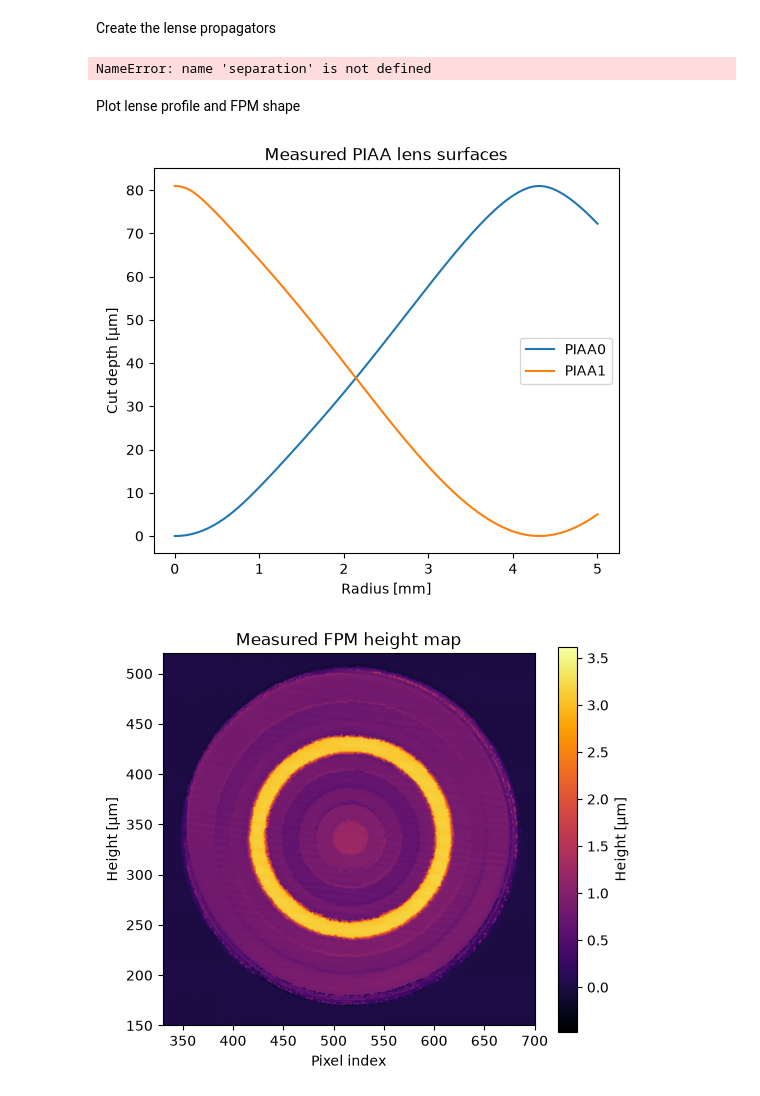
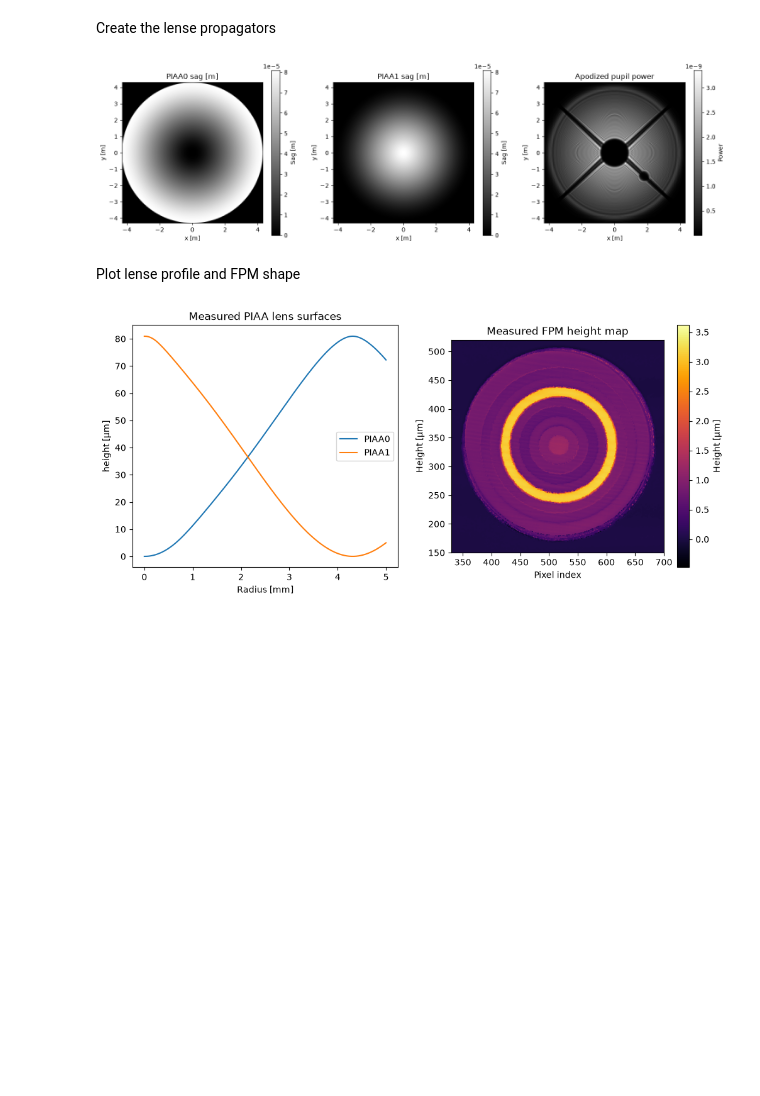
Before and after one commit to armandbl/PIAACMC, a Jupyter notebook: PIAACMC.ipynb, the cells around one changed output. Drawn from its saved outputs; the diff is of its cells as text; code cells hidden in the pictures; blank space fills up the shorter version.

Commit message:
Final PIAA implementation

```diff
--- a/PIAACMC.ipynb
+++ b/PIAACMC.ipynb
@@ -100,8 +101,12 @@ Import CSV for PIAA and FPM
 # %%
 piaa0_csv = np.loadtxt('piaa0_CaF2.csv', delimiter=',', skiprows=1)   # [radius_m, cut_depth_m]
 piaa1_csv = np.loadtxt('piaa1_CaF2.csv', delimiter=',', skiprows=1)
-radial_d0, profile0 = piaa0_csv[:, 0], piaa0_csv[:, 1]
-radial_d1, profile1 = piaa1_csv[:, 0], piaa1_csv[:, 1]
+radial_d0, profile0 = piaa0_csv[:, 0], -piaa0_csv[:, 1]
+radial_d1, profile1 = piaa1_csv[:, 0], -piaa1_csv[:, 1]
+min_0=np.min(radial_d0)
+min_1=np.min(radial_d1)
+profile0=profile0-min_0
+profile1=profile1-min_1
 
 def load_fpm_csv(path):
     """Load the Keyence VK-X1000 height map (FPM.csv). Returns (meta, height_m)."""
@@ -120,8 +125,9 @@ d_pupil_piaa0 = 37.2e-3   # m, pupil plane -> PIAA0
 d_piaa0_piaa1 = 60.2e-3   # m, PIAA0 -> PIAA1
 pupil_diameter = 8.6e-3   # m, pupil diameter (for the wavefront)
 ref_ind_lenses = hcipy.get_refractive_index('CAF2')   # n(lambda)
-aperture = telescope_pupil
 
+piaa_pupil_grid = hcipy.make_pupil_grid(256, diameter=pupil_diameter)
+aperture = hp.evaluate_supersampled(make_magaox_bump_mask(aperture_scale="pupil"), piaa_pupil_grid, 8)
 
 prop_pupil_piaa0 = hp.FresnelPropagator(aperture.grid,d_pupil_piaa0) #AngularSpectrumPropagator
 prop_piaa0_piaa1 = hp.FresnelPropagator(aperture.grid,d_piaa0_piaa1)
@@ -140,8 +146,8 @@ piaa1 = hp.SurfaceApodizer(-sag1, ref_ind_lenses)
 
 #TODO: check what separation is
 
-# separation =
-wf = hp.Wavefront(aperture*np.exp(2j * np.pi * separation * aperture.grid.x / pupil_diameter ))
+separation = 0
+wf = hp.Wavefront(aperture*np.exp(2j * np.pi * separation * aperture.grid.x / pupil_diameter), wavelength=wavelength)
 
 wf_piaa0 = piaa0.forward(prop_pupil_piaa0.forward(wf))
 wf_piaa1 = piaa1.forward(prop_piaa0_piaa1.forward(wf_piaa0))
@@ -149,40 +155,44 @@ wf_apodized = prop_piaa1_pupil.backward(wf_piaa1)
 
 
 #plot lenses
-# ax, fig = plt.subplots(1, 2, figsize=(12, 5))
-
-
-
-# plot apodized pupil after PIAA
-plt.figure(figsize=(6, 6))
-hcipy.imshow_field(wf_apodized.power, cmap='grey', grid_units=1e-3)
-plt.colorbar()
-plt.title('Apodized pupil after PIAA (power)')
+fig, ax = plt.subplots(1, 3, figsize=(18, 5))
+ax[0].set_title('PIAA0 sag [m]')
+ax[1].set_title('PIAA1 sag [m]')
+ax[2].set_title('Apodized pupil power')
+hcipy.imshow_field(sag0*hp.evaluate_supersampled(hp.make_circular_aperture(pupil_diameter), piaa_pupil_grid, 8), cmap='gray', grid_units=1e-3, ax=ax[0])
+hcipy.imshow_field(sag1*hp.evaluate_supersampled(hp.make_circular_aperture(pupil_diameter), piaa_pupil_grid, 8), cmap='gray', grid_units=1e-3, ax=ax[1])
+hcipy.imshow_field(wf_apodized.power, cmap='grey', grid_units=1e-3, ax=ax[2])
+ax[0].set_xlabel('x [m]')
+ax[0].set_ylabel('y [m]')
+ax[1].set_xlabel('x [m]')
+ax[1].set_ylabel('y [m]')
+ax[2].set_xlabel('x [m]')
+ax[2].set_ylabel('y [m]')
+plt.colorbar(ax[0].images[0], ax=ax[0], label='Sag [m]')
+plt.colorbar(ax[1].images[0], ax=ax[1], label='Sag [m]')
+plt.colorbar(ax[2].images[0], ax=ax[2], label='Power')
 plt.show()
 # %% [output]
-NameError: name 'separation' is not defined
+[figure, added]
 # %% [markdown]
 Plot lense profile and FPM shape
 # %%
-fig = plt.figure(figsize=(6, 5))
-plt.plot(r_piaa0 * 1e3, cut0 * 1e6, label='PIAA0', color='C0')
-plt.plot(r_piaa1 * 1e3, cut1 * 1e6, label='PIAA1', color='C1')
-plt.xlabel('Radius [mm]')
-plt.ylabel('Cut depth [µm]')
-plt.title('Measured PIAA lens surfaces')
-plt.legend()
+fig, ax = plt.subplots(1, 2, figsize=(12, 5))   # fig, ax — correct order, 2 columns
+
+ax[0].plot(radial_d0 * 1e3, (profile0.max()-profile0) * 1e6, label='PIAA0', color='C0')
+ax[0].plot(radial_d1 * 1e3, (profile1.max()-profile1) * 1e6, label='PIAA1', color='C1')
+ax[0].set_xlabel('Radius [mm]')
+ax[0].set_ylabel('height [µm]')
+ax[0].set_title('Measured PIAA lens surfaces')
+ax[0].legend()
+
+ax[1].imshow(fpm_height * 1e6, cmap='inferno')
+ax[1].set_xlim(330, 700)
+ax[1].set_ylim(150, 520)
+ax[1].set_xlabel('Pixel index')
+ax[1].set_ylabel('Height [µm]')
+ax[1].set_title('Measured FPM height map')
+plt.colorbar(ax[1].images[0], ax=ax[1], label='Height [µm]')
 plt.show()
-
-#plot mask
-fig = plt.figure(figsize=(6, 5))
-plt.imshow(fpm_height * 1e6, cmap='inferno')
-plt.xlim(330, 700)
-plt.ylim(150, 520)
-plt.colorbar(label='Height [µm]')
-plt.xlabel('Pixel index')
-plt.ylabel('Height [µm]')
-plt.title('Measured FPM height map')
-plt.show()
 # %% [output]
-[figure, old version]
+[figure, new version]
-[figure, removed]
```
Also changed, not shown: parts of 4 cells of this notebook, 1 other file.
